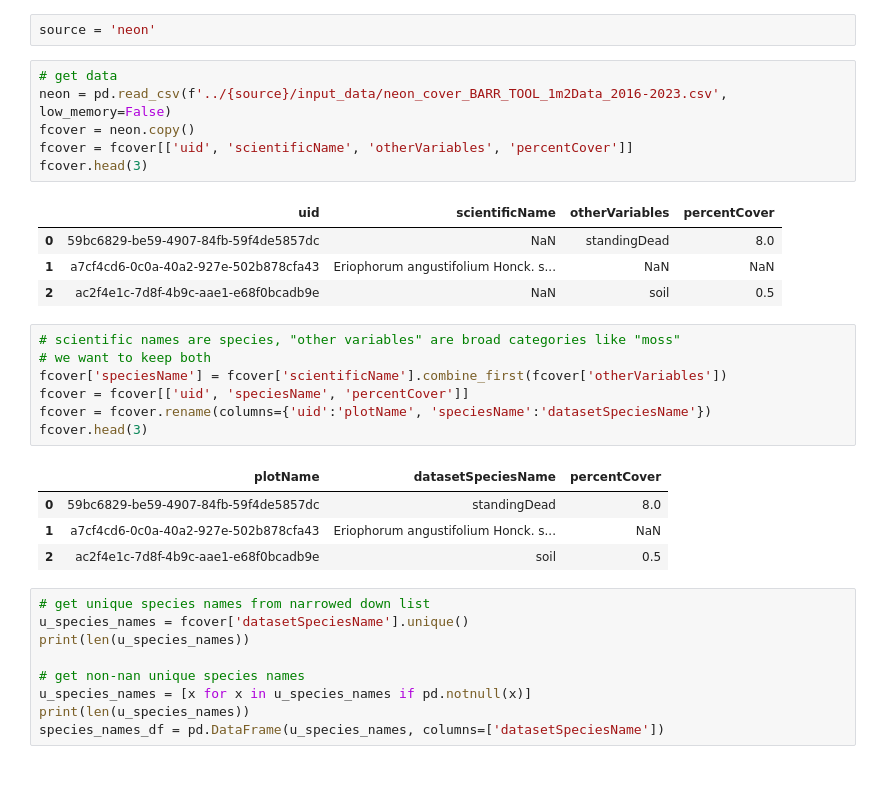
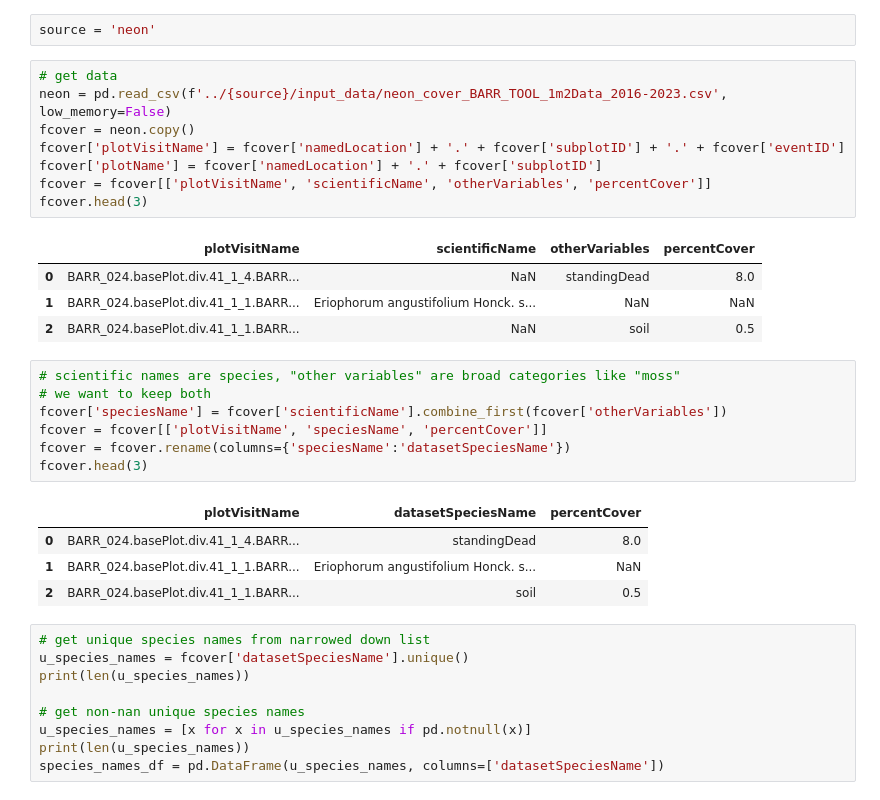
Before and after one commit to climatemodeling/pavc, a Jupyter notebook: neon/standardize_neon.ipynb, the cells around one changed output. Drawn from its saved outputs; the diff is of its cells as text.

```diff
--- a/neon/standardize_neon.ipynb
+++ b/neon/standardize_neon.ipynb
@@ -77,26 +77,28 @@ source = 'neon'
 # %%
 # get data
 neon = pd.read_csv(f'../{source}/input_data/neon_cover_BARR_TOOL_1m2Data_2016-2023.csv', low_memory=False)
 fcover = neon.copy()
-fcover = fcover[['uid', 'scientificName', 'otherVariables', 'percentCover']]
+fcover['plotVisitName'] = fcover['namedLocation'] + '.' + fcover['subplotID'] + '.' + fcover['eventID']
+fcover['plotName'] = fcover['namedLocation'] + '.' + fcover['subplotID']
+fcover = fcover[['plotVisitName', 'scientificName', 'otherVariables', 'percentCover']]
 fcover.head(3)
 # %% [output]
-|  | uid | scientificName | otherVariables | percentCover |
-| 0 | 59bc6829-be59-4907-84fb-59f4de5857dc | NaN | standingDead | 8.0 |
-| 1 | a7cf4cd6-0c0a-40a2-927e-502b878cfa43 | Eriophorum angustifolium Honck. s... | NaN | NaN |
-| 2 | ac2f4e1c-7d8f-4b9c-aae1-e68f0bcadb9e | NaN | soil | 0.5 |
+|  | plotVisitName | scientificName | otherVariables | percentCover |
+| 0 | BARR_024.basePlot.div.41_1_4.BARR... | NaN | standingDead | 8.0 |
+| 1 | BARR_024.basePlot.div.41_1_1.BARR... | Eriophorum angustifolium Honck. s... | NaN | NaN |
+| 2 | BARR_024.basePlot.div.41_1_1.BARR... | NaN | soil | 0.5 |
 # %%
 # scientific names are species, "other variables" are broad categories like "moss"
 # we want to keep both
 fcover['speciesName'] = fcover['scientificName'].combine_first(fcover['otherVariables'])
-fcover = fcover[['uid', 'speciesName', 'percentCover']]
-fcover = fcover.rename(columns={'uid':'plotName', 'speciesName':'datasetSpeciesName'})
+fcover = fcover[['plotVisitName', 'speciesName', 'percentCover']]
+fcover = fcover.rename(columns={'speciesName':'datasetSpeciesName'})
 fcover.head(3)
 # %% [output]
-|  | plotName | datasetSpeciesName | percentCover |
-| 0 | 59bc6829-be59-4907-84fb-59f4de5857dc | standingDead | 8.0 |
-| 1 | a7cf4cd6-0c0a-40a2-927e-502b878cfa43 | Eriophorum angustifolium Honck. s... | NaN |
-| 2 | ac2f4e1c-7d8f-4b9c-aae1-e68f0bcadb9e | soil | 0.5 |
+|  | plotVisitName | datasetSpeciesName | percentCover |
+| 0 | BARR_024.basePlot.div.41_1_4.BARR... | standingDead | 8.0 |
+| 1 | BARR_024.basePlot.div.41_1_1.BARR... | Eriophorum angustifolium Honck. s... | NaN |
+| 2 | BARR_024.basePlot.div.41_1_1.BARR... | soil | 0.5 |
 # %%
 # get unique species names from narrowed down list
 u_species_names = fcover['datasetSpeciesName'].unique()
```
Also changed, not shown: parts of 11 cells of this notebook, 1 other file.
